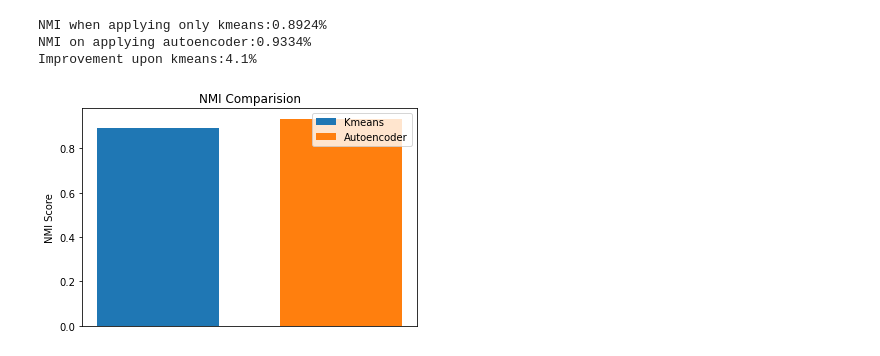
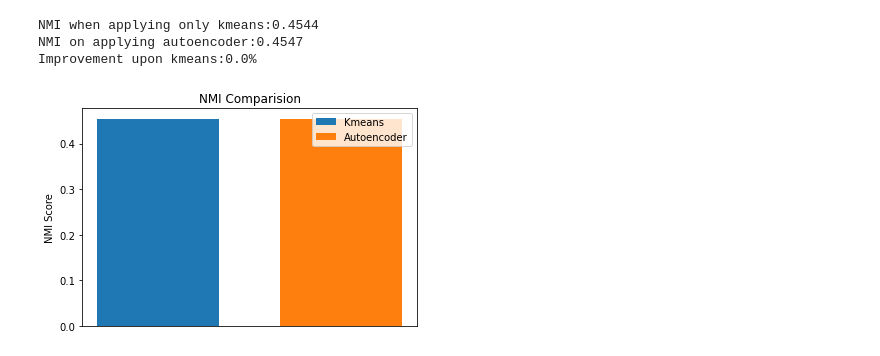
Before and after one commit to adityachoudharyclg/internshipProjectClg, a Jupyter notebook: ProjectFolder/project.ipynb, the cells around one changed output. Drawn from its saved outputs; the diff is of its cells as text; code cells hidden in the pictures.

```diff
--- a/ProjectFolder/project.ipynb
+++ b/ProjectFolder/project.ipynb
@@ -20,7 +20,7 @@ autoencoderProject.drawDataset(G_data,datasets[choice])
 hidden_layers={
     '0':[32,16],
     '1':[64,32],
-    '2':[64,32,16],
+    '2':[64,32],
     '3':[32,16],
     '4':[64,32,16],
     '5':[64,32,16],
@@ -30,8 +30,8 @@ hidden_layers={
 epoch_per_layer={
     '0':[200,200],
     '1':[200,200,200],
-    '2':[64,32,16],
-    '3':[32,16],
+    '2':[50,50],
+    '3':[200,200],
     '4':[200,100,100],
     '5':[200,300,200],
     '6':[400,200]
@@ -78,22 +78,25 @@ import numpy as np
 original_nmi=autoencoderProject.compute_results(G_data,B_data,datasets[choice],encoder,only_kmeans=True)
 optimized_nmi=autoencoderProject.compute_results(G_data,B_data,datasets[choice],encoder,r_state=r_state)
 # %%
-print("NMI when applying only kmeans:{:.4f}%".format(original_nmi))
-print("NMI on applying autoencoder:{:.4f}%".format(optimized_nmi))
-print("Improvement upon kmeans:{:.1f}%".format((optimized_nmi-original_nmi)*100))
-fig, ax = plt.subplots()
-labels=['Kmeans','Autoencoder']
-x = np.arange(1)
-width=0.25
-rects1 = ax.bar(x + 0.0, original_nmi, width, label=labels[0])
-rects2 = ax.bar(x + 0.375, optimized_nmi, width, label=labels[1])
-ax.set_ylabel('NMI Score')
-ax.set_title('NMI Comparision')
-plt.xticks([])
-ax.legend()
-plt.show()
+if((optimized_nmi-original_nmi)>0):
+    print("NMI when applying only kmeans:{:.4f}".format(original_nmi))
+    print("NMI on applying autoencoder:{:.4f}".format(optimized_nmi))
+    print("Improvement upon kmeans:{:.1f}%".format((optimized_nmi-original_nmi)*100))
+    fig, ax = plt.subplots()
+    labels=['Kmeans','Autoencoder']
+    x = np.arange(1)
+    width=0.25
+    rects1 = ax.bar(x + 0.0, original_nmi, width, label=labels[0])
+    rects2 = ax.bar(x + 0.375, optimized_nmi, width, label=labels[1])
+    ax.set_ylabel('NMI Score')
+    ax.set_title('NMI Comparision')
+    plt.xticks([])
+    ax.legend()
+    plt.show()
+else:
+    print("NMI on applying autoencoder:{:.4f}".format(optimized_nmi))
 # %% [output]
-NMI when applying only kmeans:0.8924%
-NMI on applying autoencoder:0.9334%
-Improvement upon kmeans:4.1%
+NMI when applying only kmeans:0.4544
+NMI on applying autoencoder:0.4547
+Improvement upon kmeans:0.0%
-[figure, old version]
+[figure, new version]
```
Also changed, not shown: parts of 3 cells of this notebook, 1 other file.
